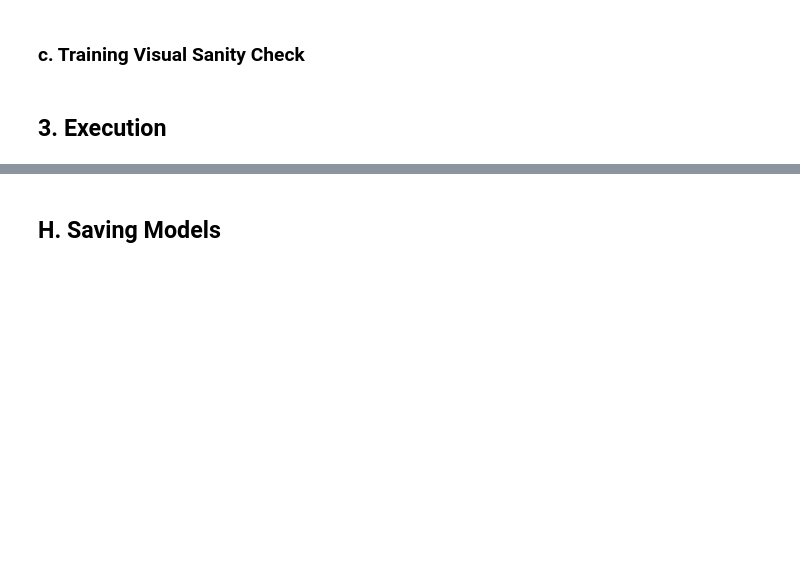
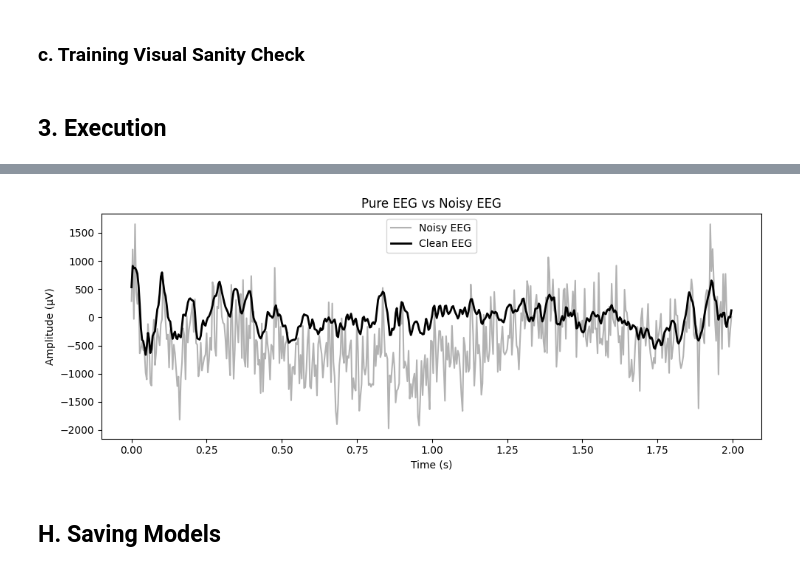
Before and after one commit to candrasengkala/WGAN-EEG-FPGA, a Jupyter notebook: src/notebooks/final_model.ipynb, the cells around one changed output, grey strips where cells are left out. Drawn from its saved outputs; the diff is of its cells as text; code cells hidden in the pictures; blank space fills up the shorter version.

```diff
--- a/src/notebooks/final_model.ipynb
+++ b/src/notebooks/final_model.ipynb
@@ -1840,2 +1876,12 @@ ACC: 0.7907
+# %%
+plot_noisy_clean(
+    sample=test_samples_norm[9],
+    device=device,
+    dim=[10, 4],
+    title="Pure EEG vs Noisy EEG",
+    fs=256  # or your sampling frequency
+)
+# %% [output]
+[figure, added]
 # %% [markdown]
 ## H. Saving Models
```
Also changed, not shown: parts of 5 cells of this notebook.
